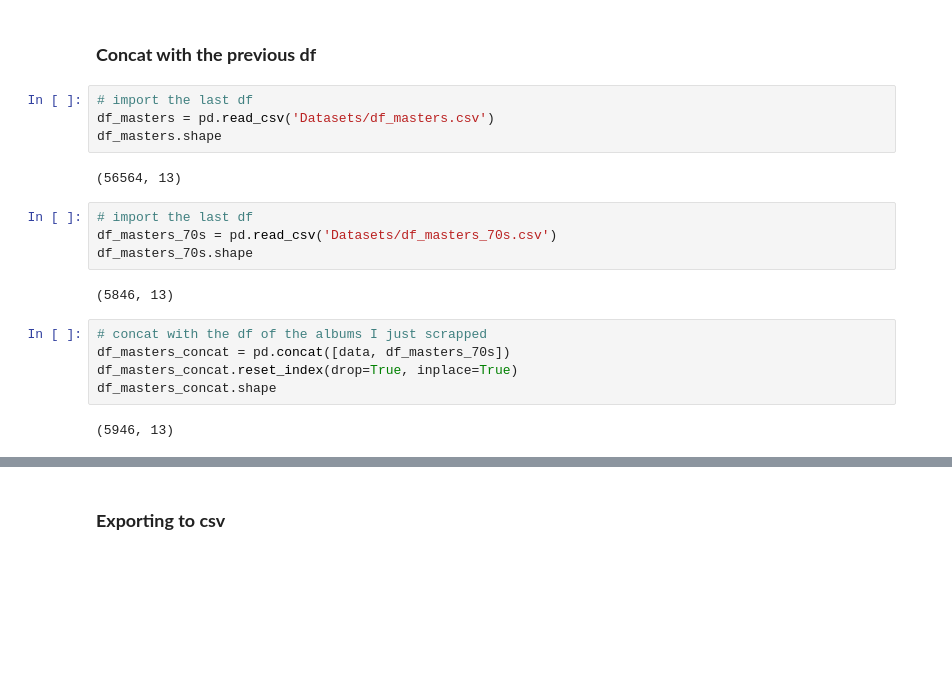
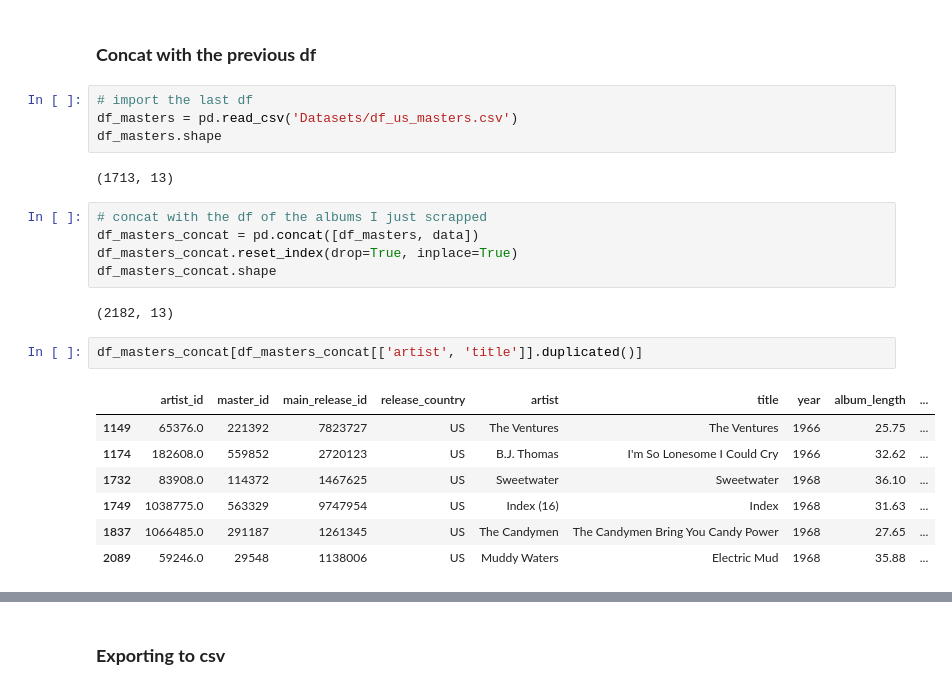
Before and after one commit to arnauog/what_the_rock, a Jupyter notebook: Discogs_API.ipynb, the cells around one changed output, grey strips where cells are left out. Cells and saved outputs as stored; diff of their text form; blank space fills up the shorter version.

```diff
--- a/Discogs_API.ipynb
+++ b/Discogs_API.ipynb
@@ -893,20 +939,24 @@ data.to_csv('Datasets/df_us_masters.csv', index=False)
 ### **Concat with the previous df**
 # %%
 # import the last df
-df_masters = pd.read_csv('Datasets/df_masters.csv')
+df_masters = pd.read_csv('Datasets/df_us_masters.csv')
 df_masters.shape
 # %% [output]
-(56564, 13)
+(1713, 13)
-# %%
-# import the last df
-df_masters_70s = pd.read_csv('Datasets/df_masters_70s.csv')
-df_masters_70s.shape
-# %% [output]
-(5846, 13)
 # %%
 # concat with the df of the albums I just scrapped
-df_masters_concat = pd.concat([data, df_masters_70s])
+df_masters_concat = pd.concat([df_masters, data])
 df_masters_concat.reset_index(drop=True, inplace=True)
 df_masters_concat.shape
 # %% [output]
-(5946, 13)
+(2182, 13)
+# %%
+df_masters_concat[df_masters_concat[['artist', 'title']].duplicated()]
+# %% [output]
+|  | artist_id | master_id | main_release_id | release_country | artist | title | year | album_length | ... |
+| 1149 | 65376.0 | 221392 | 7823727 | US | The Ventures | The Ventures | 1966 | 25.75 | ... |
+| 1174 | 182608.0 | 559852 | 2720123 | US | B.J. Thomas | I'm So Lonesome I Could Cry | 1966 | 32.62 | ... |
+| 1732 | 83908.0 | 114372 | 1467625 | US | Sweetwater | Sweetwater | 1968 | 36.10 | ... |
+| 1749 | 1038775.0 | 563329 | 9747954 | US | Index (16) | Index | 1968 | 31.63 | ... |
+| 1837 | 1066485.0 | 291187 | 1261345 | US | The Candymen | The Candymen Bring You Candy Power | 1968 | 27.65 | ... |
+| 2089 | 59246.0 | 29548 | 1138006 | US | Muddy Waters | Electric Mud | 1968 | 35.88 | ... |
```
Also changed, not shown: parts of 39 cells of this notebook, 4 other files.
